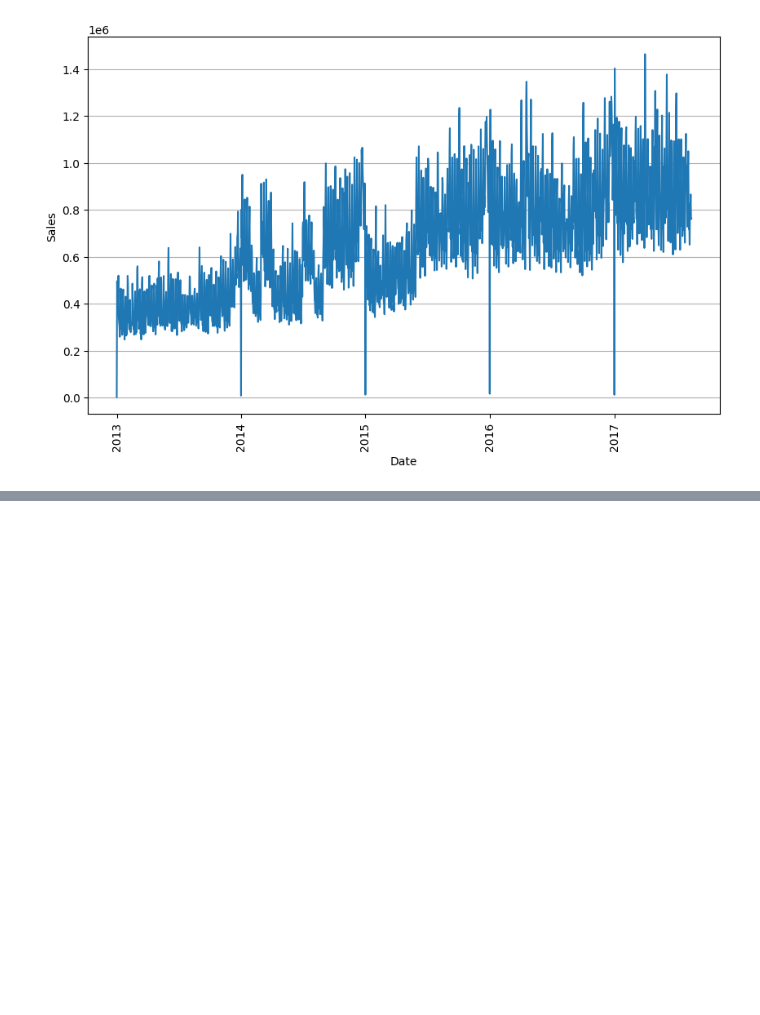
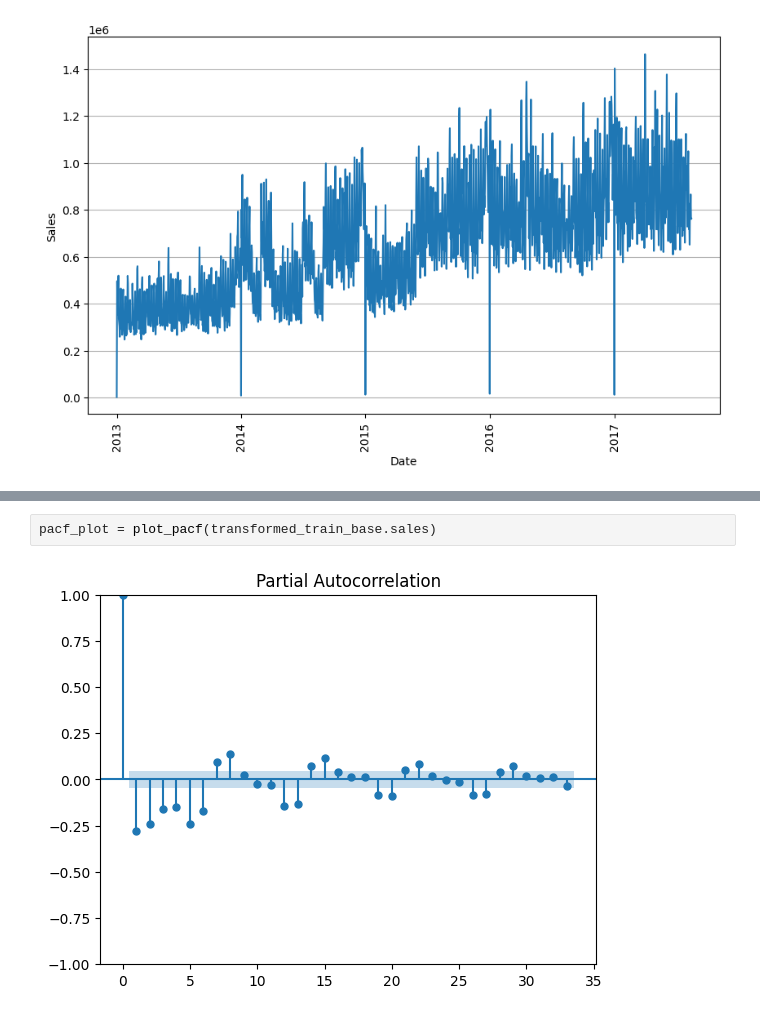
Before and after one commit to P-Dubbs-Kaggle-Champions/2212-Store-Sales-Forecasting, a Jupyter notebook: Time series modelling foundations.ipynb, the cells around one changed output, grey strips where cells are left out. Saved outputs shown, nothing was run; the diff lists cells and outputs as text; blank space fills up the shorter version.

```diff
--- a/Time series modelling foundations.ipynb
+++ b/Time series modelling foundations.ipynb
@@ -72,3 +188,7 @@ plt.show()
+# %%
+pacf_plot = plot_pacf(transformed_train_base.sales)
+# %% [output]
+[figure, added]
 # %%
 # ACF
 
```
Also changed, not shown: parts of 24 cells of this notebook.
